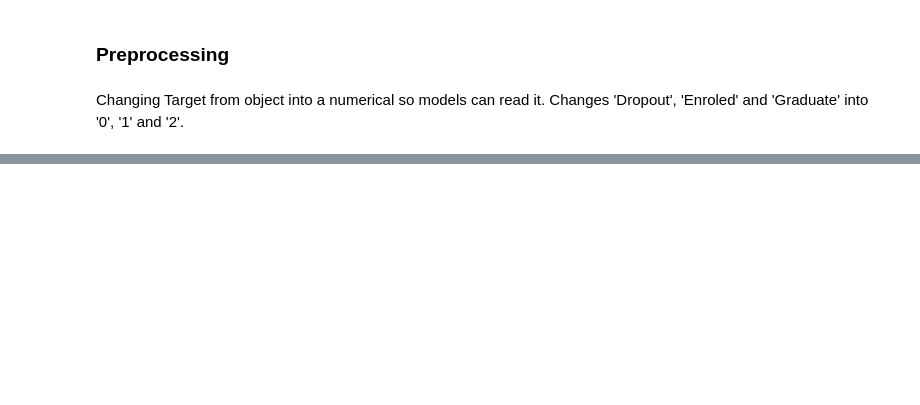
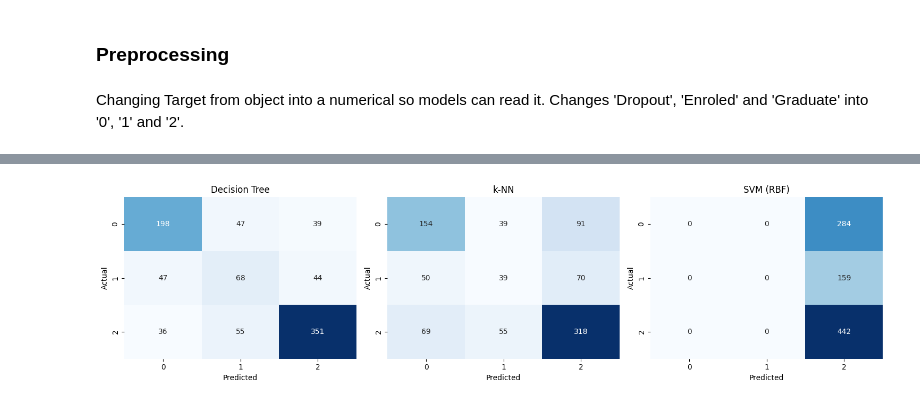
Before and after one commit to Wetsao/IA-Predict-Student-Dropout, a Jupyter notebook: predict_dropout.ipynb, the cells around one changed output, grey strips where cells are left out. Cells and saved outputs as stored; diff of their text form; code cells hidden in the pictures; blank space fills up the shorter version.

Commit message:
added training and testing with all metrics and all algorithms asked, SVM needs to be looked at

```diff
--- a/predict_dropout.ipynb
+++ b/predict_dropout.ipynb
@@ -157,6 +171,8 @@ plt.show()
 # %% [output]
 [figure]
 # %%
+target_var = 'Target'
+
 n_cols = 4
 n_feats = len(numerical)
 n_rows = (n_feats + n_cols - 1) // n_cols
@@ -386,0 +326,11 @@ AttributeError: 'numpy.ndarray' object has no attribute 'head'
+# %%
+X = df.drop(['Target'],axis=1)
+
+X_train, X_test, y_train_str, y_test_str = train_test_split(
+    X, df['Target'], test_size=0.2, random_state=42, stratify=df['Target']
+)
+
+le = LabelEncoder()
+le.fit(y_train_str)
+y_train = le.transform(y_train_str)
+y_test  = le.transform(y_test_str)
@@ -386,0 +391,15 @@ AttributeError: 'numpy.ndarray' object has no attribute 'head'
+# %%
+fig, axes = plt.subplots(1, len(results), figsize=(5 * len(results), 4))
+for ax, res in zip(axes, results):
+    sns.heatmap(
+        res["Confusion Matrix"],
+        annot=True, fmt="d", ax=ax, cmap="Blues", cbar=False
+    )
+    ax.set_title(res["Model"])
+    ax.set_xlabel("Predicted")
+    ax.set_ylabel("Actual")
+
+plt.tight_layout()
+plt.show()
+# %% [output]
+[figure, added]
```
Also changed, not shown: parts of 12 cells of this notebook.
